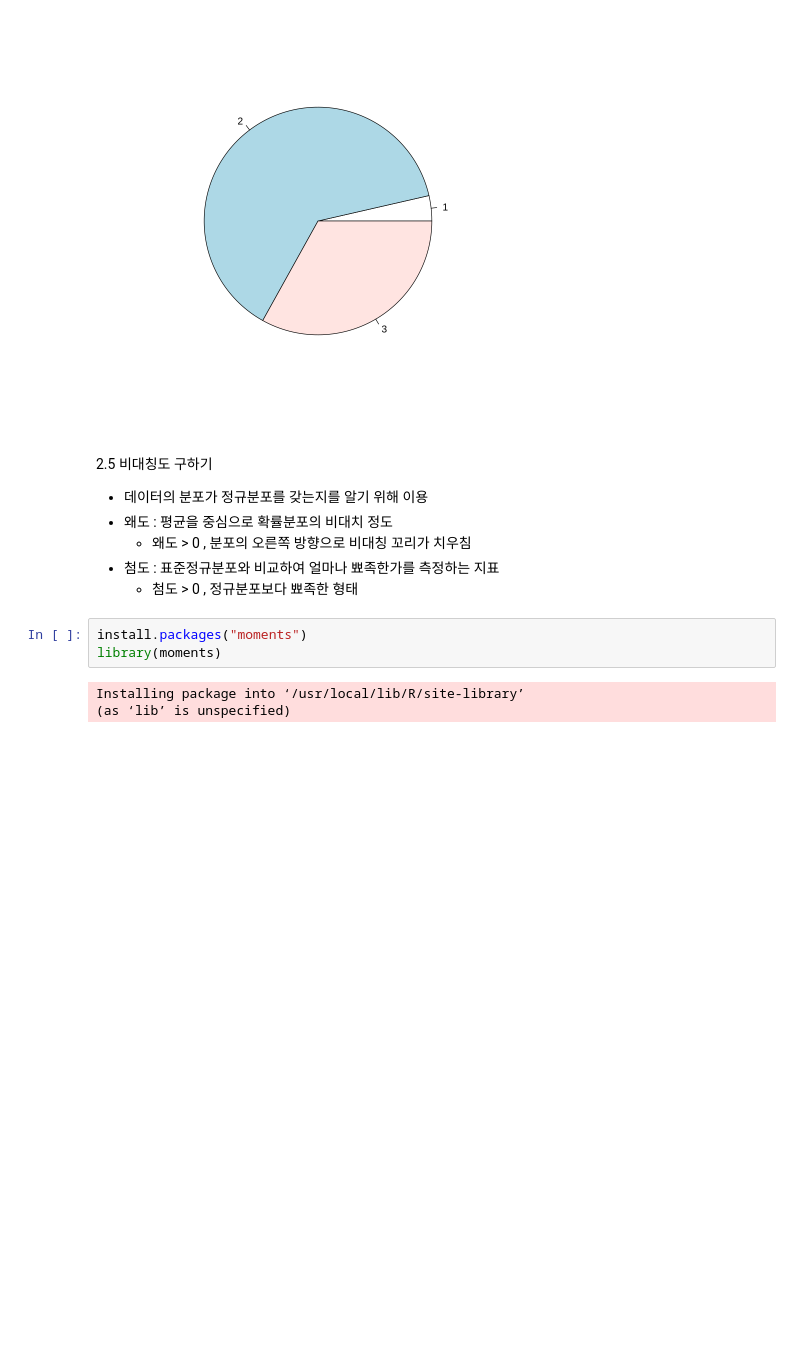
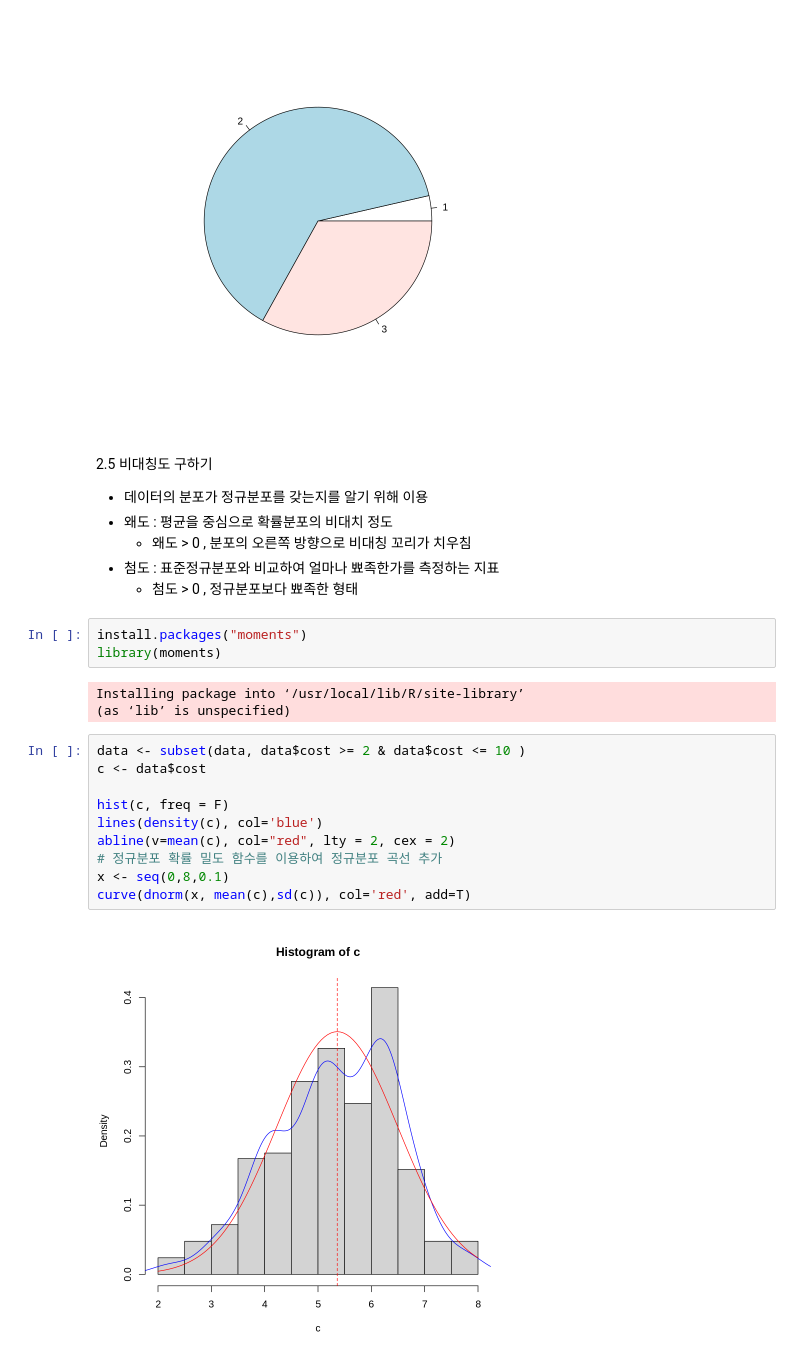
Before and after one commit to gyujin0450/RPRG_PARTIII, a Jupyter notebook: p368_척도별기술통계량.ipynb, the cells around one changed output. Cells and saved outputs as stored; diff of their text form; blank space fills up the shorter version.

```diff
--- a/p368_척도별기술통계량.ipynb
+++ b/p368_척도별기술통계량.ipynb
@@ -431,4 +431,16 @@ library(moments)
 # %% [output]
 Installing package into ‘/usr/local/lib/R/site-library’
 (as ‘lib’ is unspecified)
+# %%
+data <- subset(data, data$cost >= 2 & data$cost <= 10 )
+c <- data$cost
+
+hist(c, freq = F)
+lines(density(c), col='blue')
+abline(v=mean(c), col="red", lty = 2, cex = 2)
+# 정규분포 확률 밀도 함수를 이용하여 정규분포 곡선 추가
+x <- seq(0,8,0.1)
+curve(dnorm(x, mean(c),sd(c)), col='red', add=T)
+# %% [output]
+[figure, added]
 # %%
```
Also changed, not shown: parts of 18 cells of this notebook.
